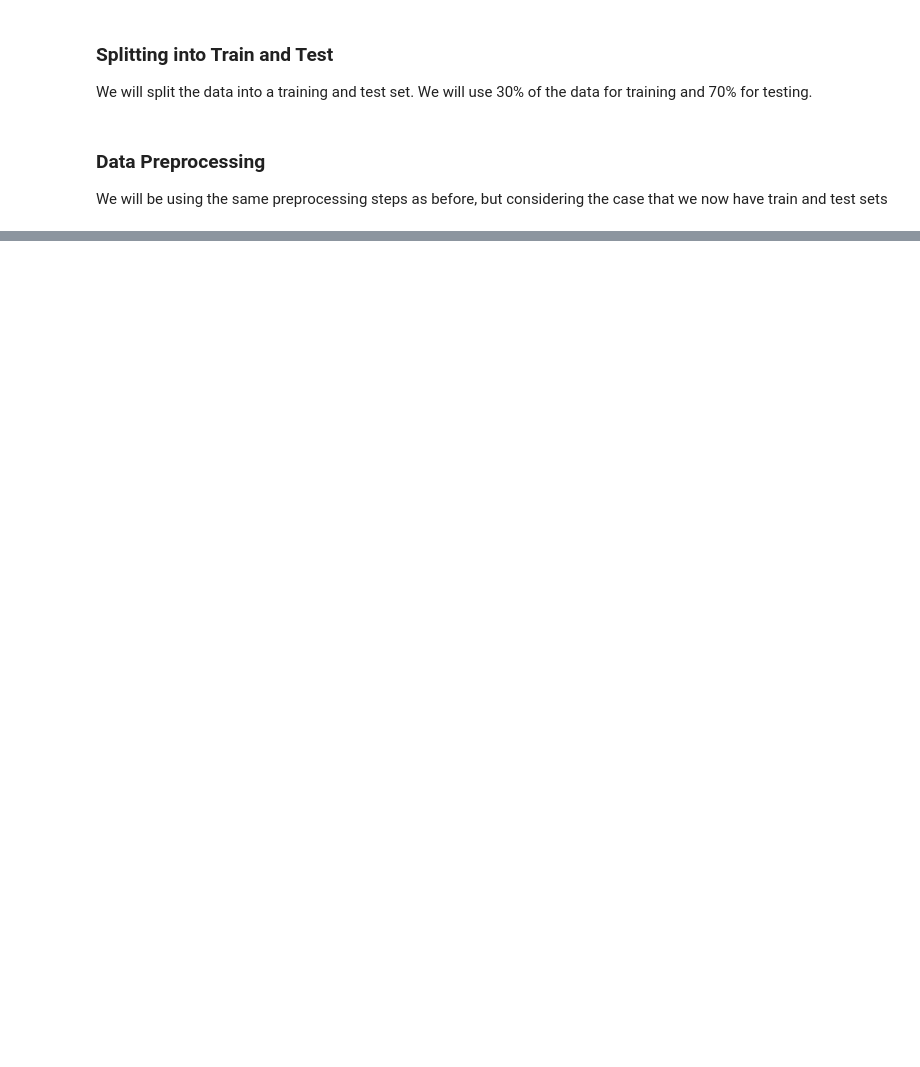
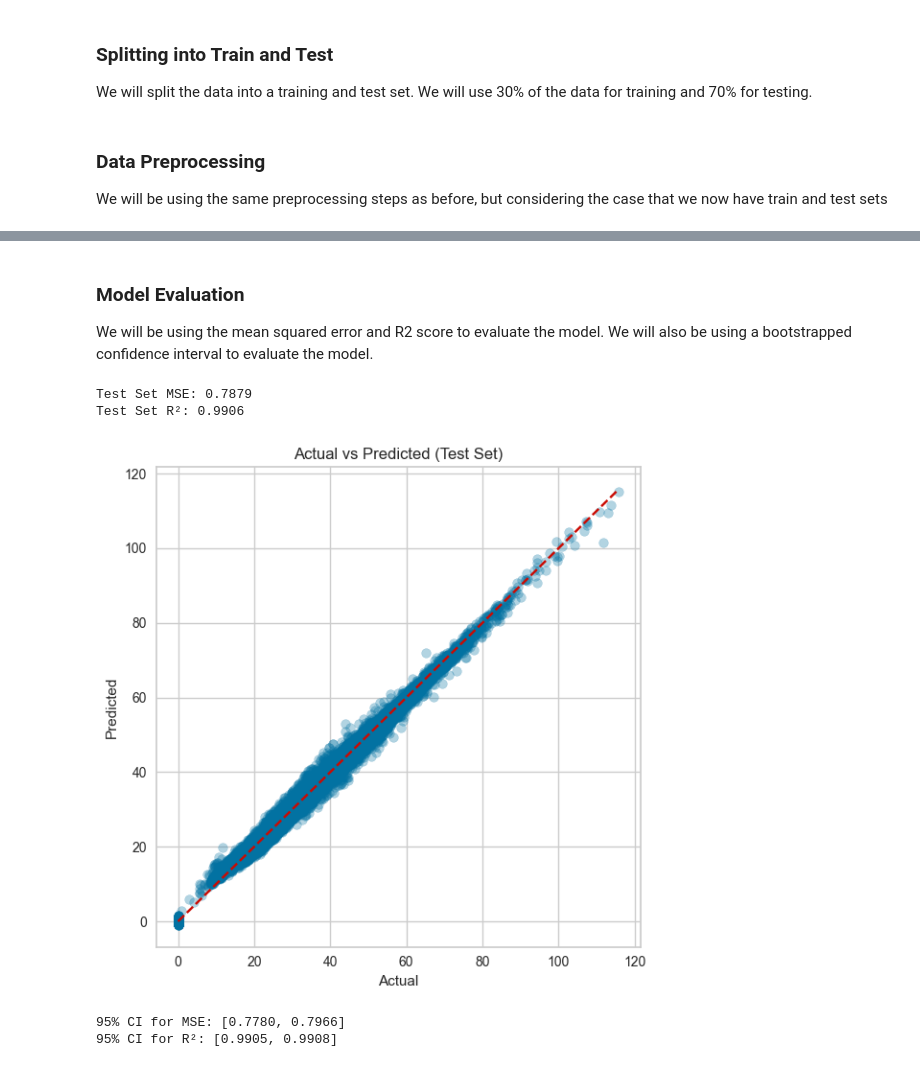
Before and after one commit to noahkostesku/CanadianHouseholdAnalysis, a Jupyter notebook: CanadianHouseholdAnalysis.ipynb, the cells around one changed output, grey strips where cells are left out. Drawn from its saved outputs; the diff is of its cells as text; code cells hidden in the pictures; blank space fills up the shorter version.

Commit message:
Implement regression analysis framework for improved data insights

```diff
--- a/CanadianHouseholdAnalysis.ipynb
+++ b/CanadianHouseholdAnalysis.ipynb
@@ -760,7 +665,7 @@ y = merged_df["HSEP001S"]
 <p>We will split the data into a training and test set. We will use 30% of the data for training and 70% for testing.</p>
 # %%
 # Split into train and test sets
-X_train, X_test, y_train, y_test = train_test_split(X, y, test_size=0.2, random_state=42)
+train, test = train_test_split(merged_df, test_size=0.2, random_state=42)
 # %% [markdown]
 <h3>Data Preprocessing</h3>
 <p>We will be using the same preprocessing steps as before, but considering the case that we now have train and test sets</p>
@@ -766,0 +730,18 @@ X_train, X_test, y_train, y_test = train_test_split(X, y, test_size=0.2, random_
+# %%
+X_train, y_train, X_test, y_test = full_processing_pipeline(train, test, "HSEP001S")
+
+
+# Check if the shapes of X_train and X_test are the same
+print(f"X_train shape: {X_train.shape}")
+print(f"X_test shape: {X_test.shape}")
+
+# Check if the shapes of y_train and y_test are the same
+print(f"y_train shape: {y_train.shape}")
+print(f"y_test shape: {y_test.shape}")
+
+# Sample 20% of the training data
+sample_indices = X_train.sample(frac=0.20, random_state=2025).index
+
+# Apply the same index to both X and y
+sampled_X_train = X_train.loc[sample_indices]
+sampled_y_train = y_train.loc[sample_indices]
@@ -766,0 +806,52 @@ X_train, X_test, y_train, y_test = train_test_split(X, y, test_size=0.2, random_
+# %% [markdown]
+<h3>Model Evaluation</h3>
+<p>We will be using the mean squared error and R2 score to evaluate the model. We will also be using a bootstrapped confidence interval to evaluate the model.</p>
+# %%
+# Fit the final model on the sampled training data
+final_model.fit(sampled_X_train, sampled_y_train)
+
+# Predict
+y_pred = final_model.predict(X_test)
+
+# Metrics
+mse = mean_squared_error(y_test, y_pred)
+r2 = r2_score(y_test, y_pred)
+
+print(f"Test Set MSE: {mse:.4f}")
+print(f"Test Set R²: {r2:.4f}")
+
+# Plot: Actual vs Predicted
+plt.figure(figsize=(6, 6))
+plt.scatter(y_test, y_pred, alpha=0.3)
+plt.plot([y_test.min(), y_test.max()], [y_test.min(), y_test.max()], 'r--')
+plt.xlabel("Actual")
+plt.ylabel("Predicted")
+plt.title("Actual vs Predicted (Test Set)")
+plt.grid(True)
+plt.tight_layout()
+plt.show()
+
+# Bootstrapped CI
+n_bootstraps = 1000
+mse_scores = []
+r2_scores = []
+
+y_test_array = np.array(y_test)
+y_pred_array = np.array(y_pred)
+
+for _ in range(n_bootstraps):
+    indices = np.random.choice(len(y_test_array), len(y_test_array), replace=True)
+    mse_scores.append(mean_squared_error(y_test_array[indices], y_pred_array[indices]))
+    r2_scores.append(r2_score(y_test_array[indices], y_pred_array[indices]))
+
+mse_ci = np.percentile(mse_scores, [2.5, 97.5])
+r2_ci = np.percentile(r2_scores, [2.5, 97.5])
+
+print(f"95% CI for MSE: [{mse_ci[0]:.4f}, {mse_ci[1]:.4f}]")
+print(f"95% CI for R²: [{r2_ci[0]:.4f}, {r2_ci[1]:.4f}]")
+# %% [output]
+Test Set MSE: 0.7879
+Test Set R²: 0.9906
+[figure, added]
+95% CI for MSE: [0.7780, 0.7966]
+95% CI for R²: [0.9905, 0.9908]
```
Also changed, not shown: parts of 19 cells of this notebook.
